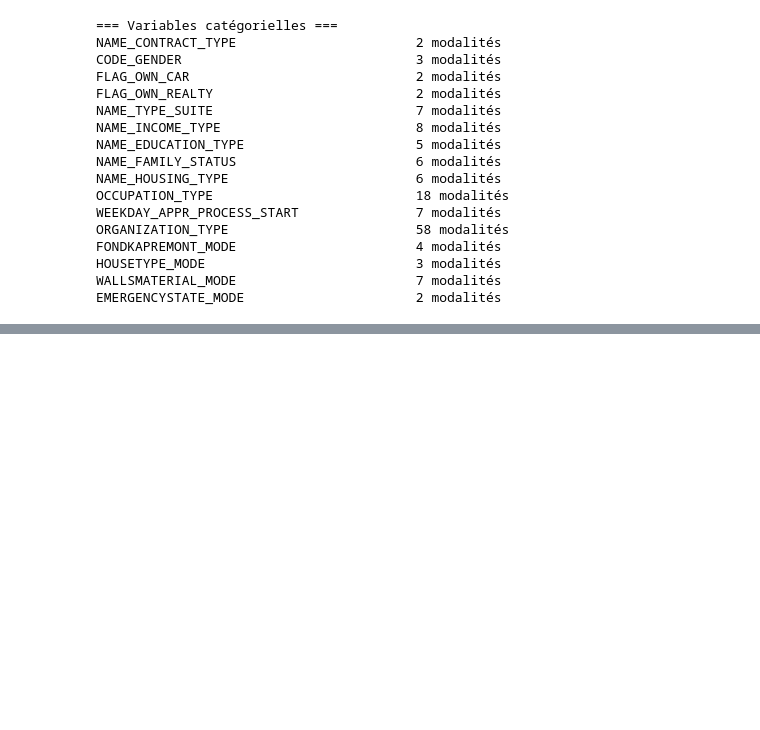
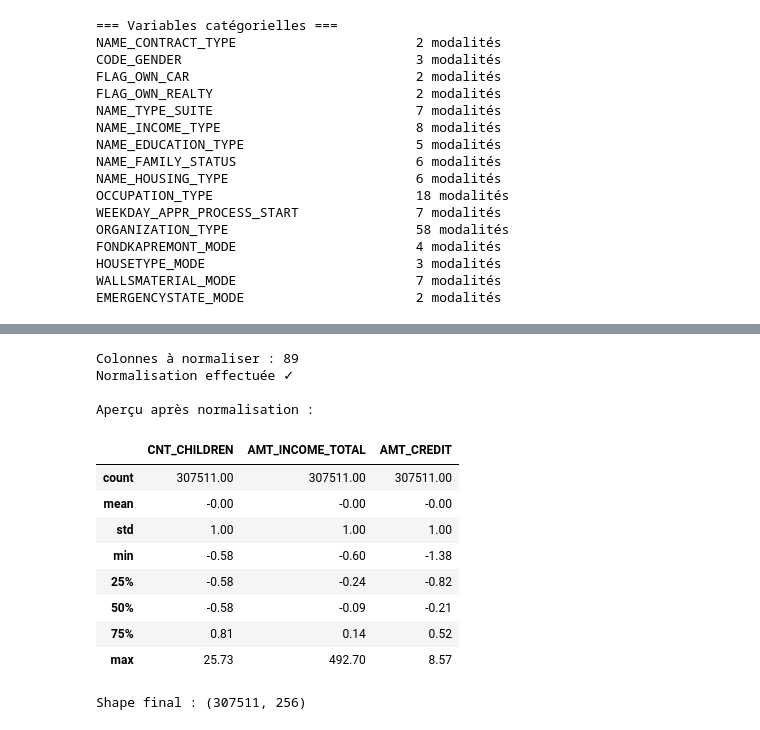
Before and after one commit to Rmercierwork/Projet_7_scoring_credit, a Jupyter notebook: notebooks/01_preparation_donnees.ipynb, the cells around one changed output, grey strips where cells are left out. Cells and saved outputs as stored; diff of their text form; code cells hidden in the pictures; blank space fills up the shorter version.

```diff
--- a/notebooks/01_preparation_donnees.ipynb
+++ b/notebooks/01_preparation_donnees.ipynb
@@ -126,0 +280,13 @@ EMERGENCYSTATE_MODE                      2 modalités
+# %%
+# ============================================================
+# Agrégation - credit_card_balance
+# ============================================================
+cc_agg = credit_card.groupby('SK_ID_CURR').agg(
+    CC_NB_MONTHS             = ('MONTHS_BALANCE', 'count'),
+    CC_AMT_BALANCE_MEAN      = ('AMT_BALANCE', 'mean'),
+    CC_AMT_BALANCE_MAX       = ('AMT_BALANCE', 'max'),
+    CC_AMT_DRAWINGS_MEAN     = ('AMT_DRAWINGS_CURRENT', 'mean'),
+    CC_SK_DPD_MEAN           = ('SK_DPD', 'mean'),
+    CC_SK_DPD_MAX            = ('SK_DPD', 'max'),
+).reset_index()
+print(f"Shape credit_card agrégé : {cc_agg.shape}")
@@ -126,0 +320,11 @@ EMERGENCYSTATE_MODE                      2 modalités
+# %%
+# Calcul du % de manquants par colonne
+missing_pct = (df.isnull().sum() / len(df)) * 100
+
+# On supprime les colonnes avec plus de 60% de manquants
+cols_to_drop = missing_pct[missing_pct > 60].index.tolist()
+print(f"Colonnes supprimées (>60% manquants) : {len(cols_to_drop)}")
+print(cols_to_drop)
+
+df = df.drop(columns=cols_to_drop)
+print(f"\nShape après suppression : {df.shape}")
@@ -126,0 +399,40 @@ EMERGENCYSTATE_MODE                      2 modalités
+# %%
+# ============================================================
+# Normalisation des variables numériques
+# ============================================================
+from sklearn.preprocessing import StandardScaler
+
+# On récupère les colonnes numériques actuelles
+# (hors TARGET et colonnes binaires issues du OHE)
+cols_to_scale = [c for c in df.select_dtypes(include=['float64', 'int64']).columns
+                 if c != 'TARGET'
+                 and c != 'SK_ID_CURR'
+                 and df[c].nunique() > 2]  # on exclut les colonnes binaires (0/1)
+
+print(f"Colonnes à normaliser : {len(cols_to_scale)}")
+
+scaler = StandardScaler()
+df[cols_to_scale] = scaler.fit_transform(df[cols_to_scale])
+
+print("Normalisation effectuée ✓")
+print(f"\nAperçu après normalisation :")
+df[cols_to_scale[:3]].describe().round(2)
+# %% [output]
+Colonnes à normaliser : 89
+Normalisation effectuée ✓
+
+Aperçu après normalisation :
+|  | CNT_CHILDREN | AMT_INCOME_TOTAL | AMT_CREDIT |
+| count | 307511.00 | 307511.00 | 307511.00 |
+| mean | -0.00 | -0.00 | -0.00 |
+| std | 1.00 | 1.00 | 1.00 |
+| min | -0.58 | -0.60 | -1.38 |
+| 25% | -0.58 | -0.24 | -0.82 |
+| 50% | -0.58 | -0.09 | -0.21 |
+| 75% | 0.81 | 0.14 | 0.52 |
+| max | 25.73 | 492.70 | 8.57 |
+# %%
+df.to_csv('../data/application_train_prepared.csv', index=False)
+print(f"Shape final : {df.shape}")
+# %% [output]
+Shape final : (307511, 256)
```
Also changed, not shown: parts of 14 cells of this notebook.
